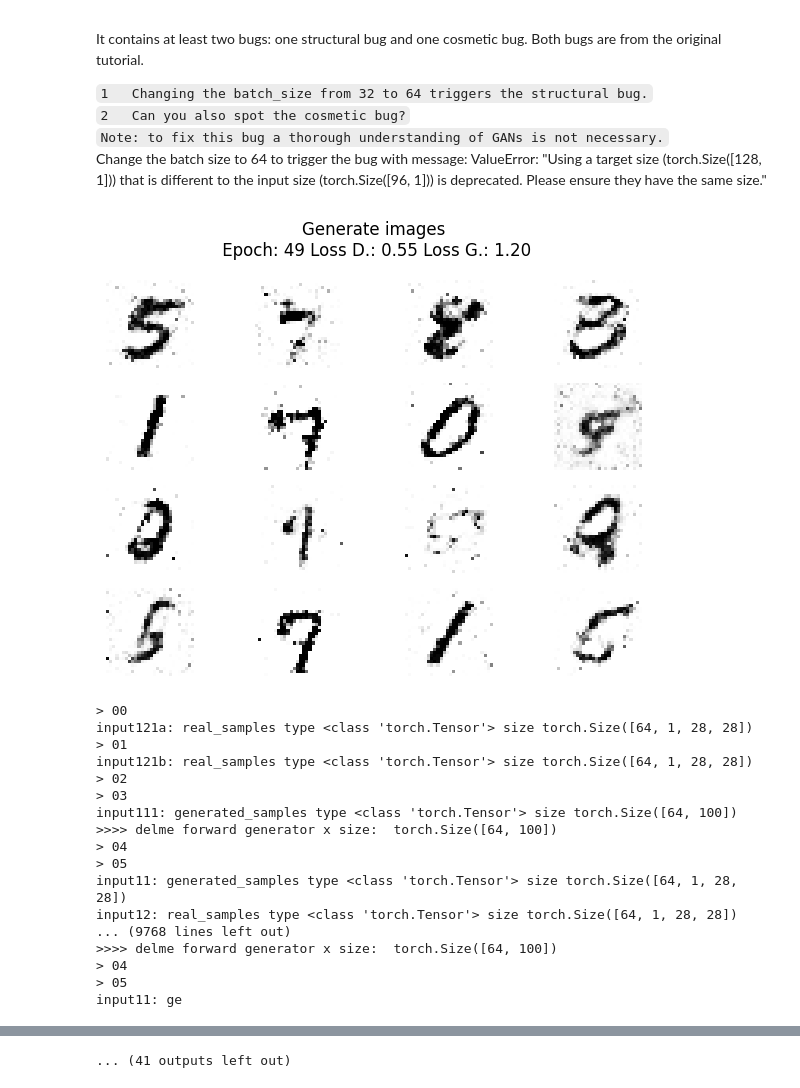
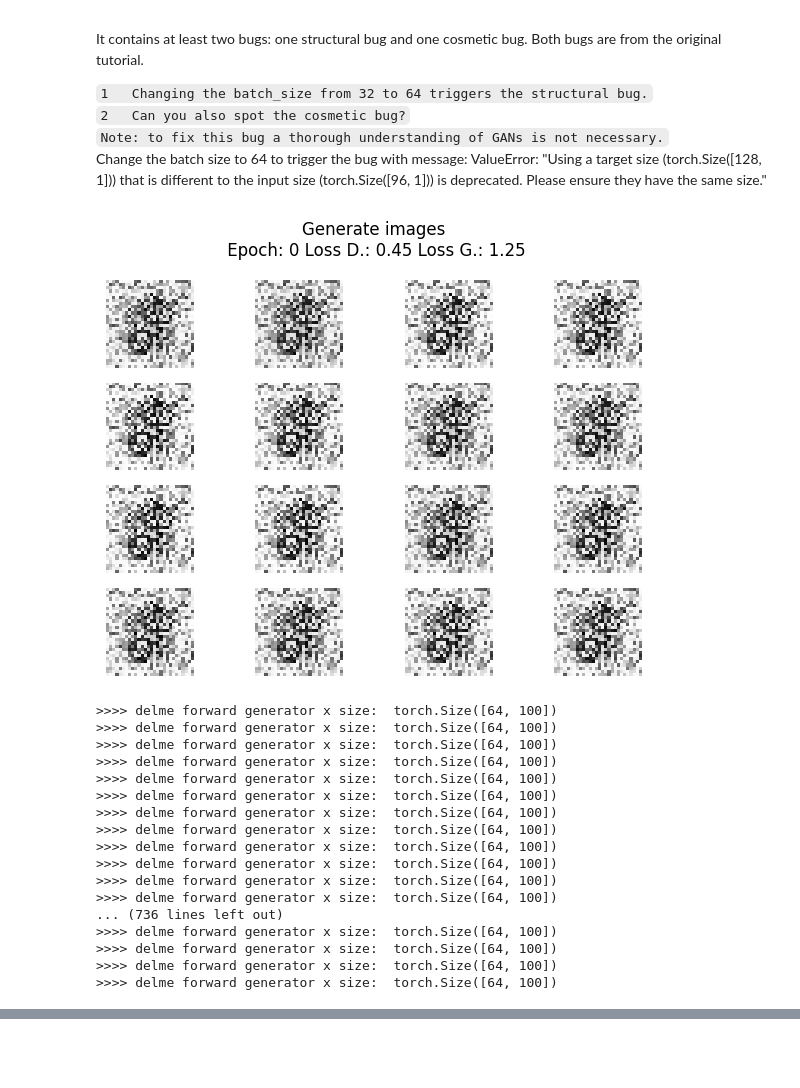
Before and after one commit to ansufw/debugging-python, a Jupyter notebook: debugging_final.ipynb, the cells around one changed output, grey strips where cells are left out. Cells and saved outputs as stored; diff of their text form; code cells hidden in the pictures; blank space fills up the shorter version.

```diff
--- a/debugging_final.ipynb
+++ b/debugging_final.ipynb
@@ -517,21 +465,21 @@ def train_gan(batch_size: int = 32, num_epochs: int = 100, device: str = "cuda:0
 # %%
-train_gan(batch_size=64, num_epochs=50)
+train_gan(batch_size=64, num_epochs=4)
 # %% [output]
-[figure, old version]
+[figure, new version]
-> 00
-input121a: real_samples type <class 'torch.Tensor'> size torch.Size([64, 1, 28, 28])
-> 01
-input121b: real_samples type <class 'torch.Tensor'> size torch.Size([64, 1, 28, 28])
-> 02
-> 03
-input111: generated_samples type <class 'torch.Tensor'> size torch.Size([64, 100])
 >>>> delme forward generator x size:  torch.Size([64, 100])
-> 04
-> 05
-input11: generated_samples type <class 'torch.Tensor'> size torch.Size([64, 1, 28, 28])
-input12: real_samples type <class 'torch.Tensor'> size torch.Size([64, 1, 28, 28])
-... (9768 lines left out)
 >>>> delme forward generator x size:  torch.Size([64, 100])
-> 04
-> 05
-input11: ge
+>>>> delme forward generator x size:  torch.Size([64, 100])
+>>>> delme forward generator x size:  torch.Size([64, 100])
+>>>> delme forward generator x size:  torch.Size([64, 100])
+>>>> delme forward generator x size:  torch.Size([64, 100])
+>>>> delme forward generator x size:  torch.Size([64, 100])
+>>>> delme forward generator x size:  torch.Size([64, 100])
+>>>> delme forward generator x size:  torch.Size([64, 100])
+>>>> delme forward generator x size:  torch.Size([64, 100])
+>>>> delme forward generator x size:  torch.Size([64, 100])
+>>>> delme forward generator x size:  torch.Size([64, 100])
+... (736 lines left out)
+>>>> delme forward generator x size:  torch.Size([64, 100])
+>>>> delme forward generator x size:  torch.Size([64, 100])
+>>>> delme forward generator x size:  torch.Size([64, 100])
+>>>> delme forward generator x size:  torch.Size([64, 100])
@@ -548 +485,0 @@ input11: ge
-... (41 outputs left out)
```
Also changed, not shown: parts of 3 cells of this notebook, 1 other file.
